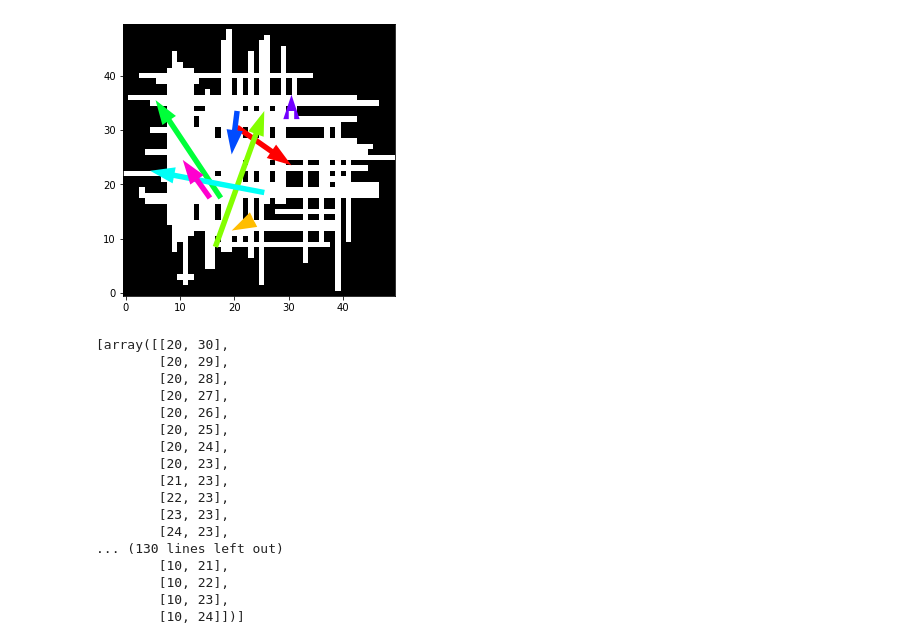
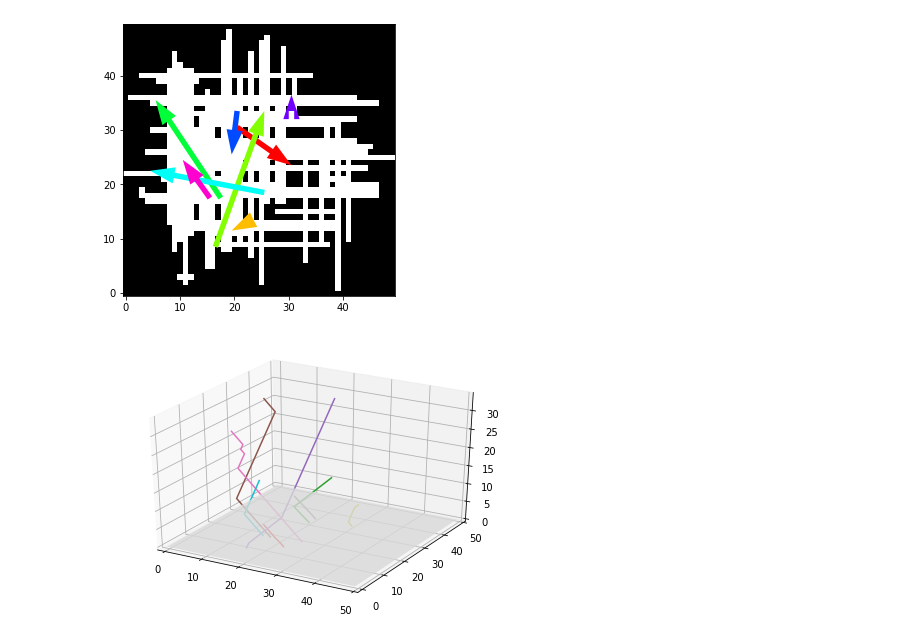
Before and after one commit to ct2034/miriam, a Jupyter notebook: scenarios/scenarios_demo.ipynb, the cells around one changed output. Cells and saved outputs as stored; diff of their text form; code cells hidden in the pictures.

Commit message:
plotting a 3d view of paths

```diff
--- a/scenarios/scenarios_demo.ipynb
+++ b/scenarios/scenarios_demo.ipynb
@@ -14,22 +14,8 @@ visualization.plot_with_arrows(env, starts, goals)
 # %% [output]
 [figure]
 # %%
-solvers.indep(env, starts, goals)
+paths = solvers.indep(env, starts, goals)
-# %% [output]
-[array([[20, 30],
-        [20, 29],
-        [20, 28],
-        [20, 27],
-        [20, 26],
-        [20, 25],
-        [20, 24],
-        [20, 23],
-        [21, 23],
-        [22, 23],
-        [23, 23],
-        [24, 23],
-... (130 lines left out)
-        [10, 21],
-        [10, 22],
-        [10, 23],
-        [10, 24]])]
+# %%
+visualization.plot_with_paths(env, paths)
+# %% [output]
+[figure, added]
```
Also changed, not shown: 2 other files.
